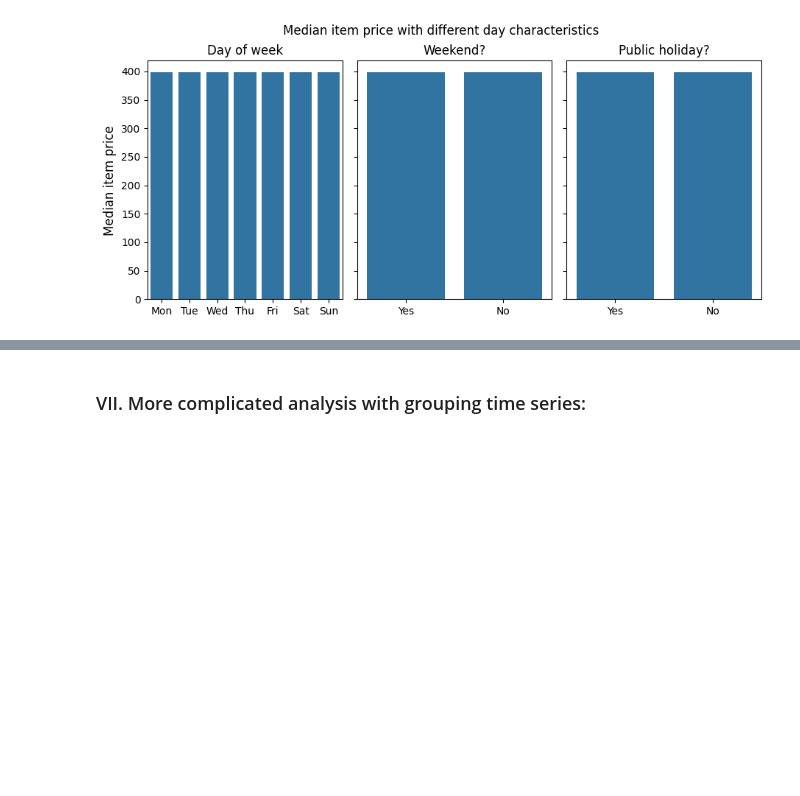
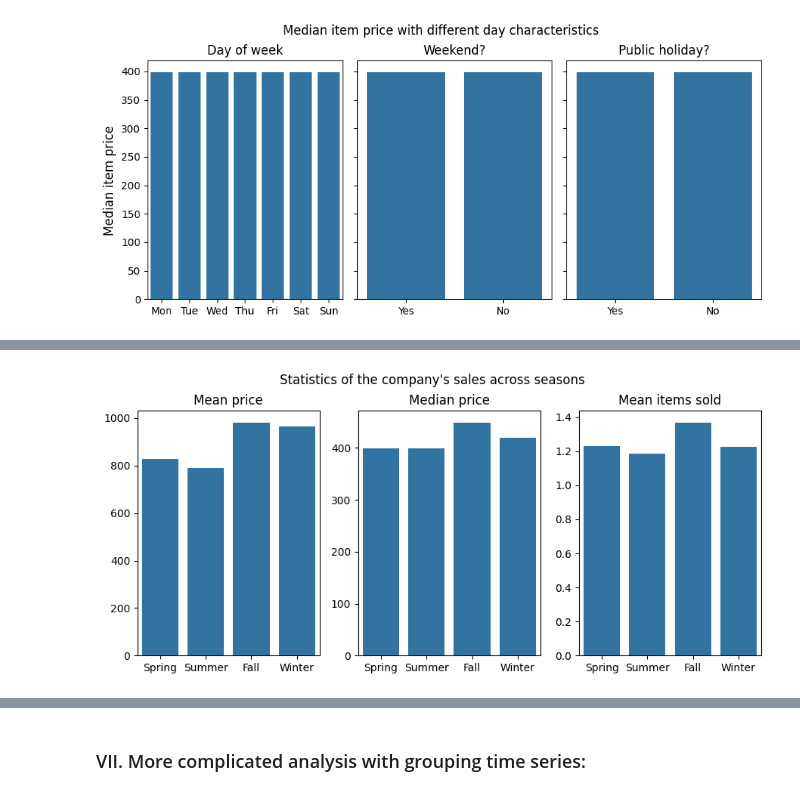
Before and after one commit to thaianle/future-sales-prediction, a Jupyter notebook: 01_analysis.ipynb, the cells around one changed output, grey strips where cells are left out. Cells and saved outputs as stored; diff of their text form; code cells hidden in the pictures; blank space fills up the shorter version.

Commit message:
Add seasonality features to EDA

```diff
--- a/01_analysis.ipynb
+++ b/01_analysis.ipynb
@@ -931,0 +968,15 @@ plt.show()
+# %%
+# Divide the seasons by: https://seasonsyear.com/Russia
+sales_seasons = sales_full[['date', 'shop_id', 'shop_name', 'item_id', 'item_name', 'item_category_id',
+                            'item_category_name', 'item_price', 'item_cnt_day']].copy()
+
+# Here I use label encoding for more convenient graphing: 0 = Spring, 1 = Summer, 2 = Fall, 3 = Winter
+# In the modeling process, I will use one-hot encoding for seasons
+sales_seasons['season_indicator'] = sales_seasons['date'].case_when(
+    [(sales_seasons['date'].dt.month.isin([3, 4, 5]), 0),
+     (sales_seasons['date'].dt.month.isin([6, 7, 8]), 1),
+     (sales_seasons['date'].dt.month.isin([9, 10, 11]), 2),
+     (sales_seasons['date'].dt.month.isin([12, 1, 2]), 3)]
+)
+
+sales_seasons.head()
@@ -931,0 +990,33 @@ plt.show()
+# %%
+# Simple statistics across seasons
+mean_price_season = sales_seasons[['season_indicator', 'item_price']].groupby('season_indicator').mean()
+median_price_season = sales_seasons[['season_indicator', 'item_price']].groupby('season_indicator').median()
+item_cnt_season = sales_seasons[['season_indicator', 'item_cnt_day']].groupby('season_indicator').mean()
+
+fig, ax = plt.subplots(nrows = 1, ncols = 3, figsize = (9, 4))
+
+ax[0] = sns.barplot(data = mean_price_season, x = 'season_indicator', y = 'item_price', errorbar = None, ax = ax[0])
+ax[0].set_title('Mean price')
+ax[0].set_xlabel('')
+ax[0].set_ylabel('')
+ax[0].set_xticks(range(4), ['Spring', 'Summer', 'Fall', 'Winter'])
+
+ax[1] = sns.barplot(data = median_price_season, x = 'season_indicator', y = 'item_price', errorbar = None, ax = ax[1])
+ax[1].set_title('Median price')
+ax[1].set_xlabel('')
+ax[1].set_ylabel('')
+ax[1].set_xticks(range(4), ['Spring', 'Summer', 'Fall', 'Winter'])
+
+ax[2] = sns.barplot(data = item_cnt_season, x = 'season_indicator', y = 'item_cnt_day', errorbar = None, ax = ax[2])
+ax[2].set_title('Mean items sold')
+ax[2].set_xlabel('')
+ax[2].set_ylabel('')
+ax[2].set_xticks(range(4), ['Spring', 'Summer', 'Fall', 'Winter'])
+
+plt.tight_layout()
+
+fig.suptitle('Statistics of the company\'s sales across seasons', y = 1.03)
+
+plt.show()
+# %% [output]
+[figure, added]
```
Also changed, not shown: parts of 10 cells of this notebook.
